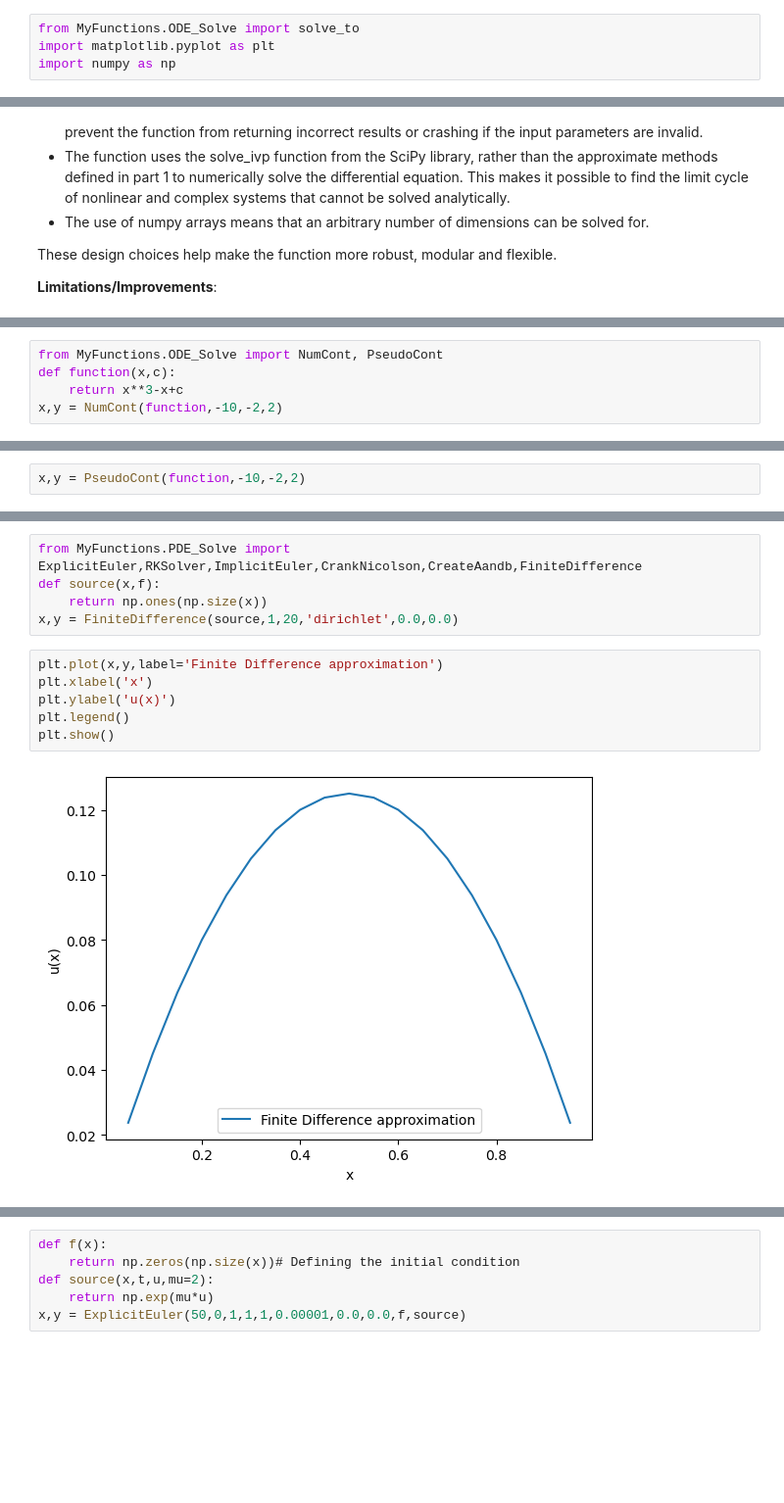
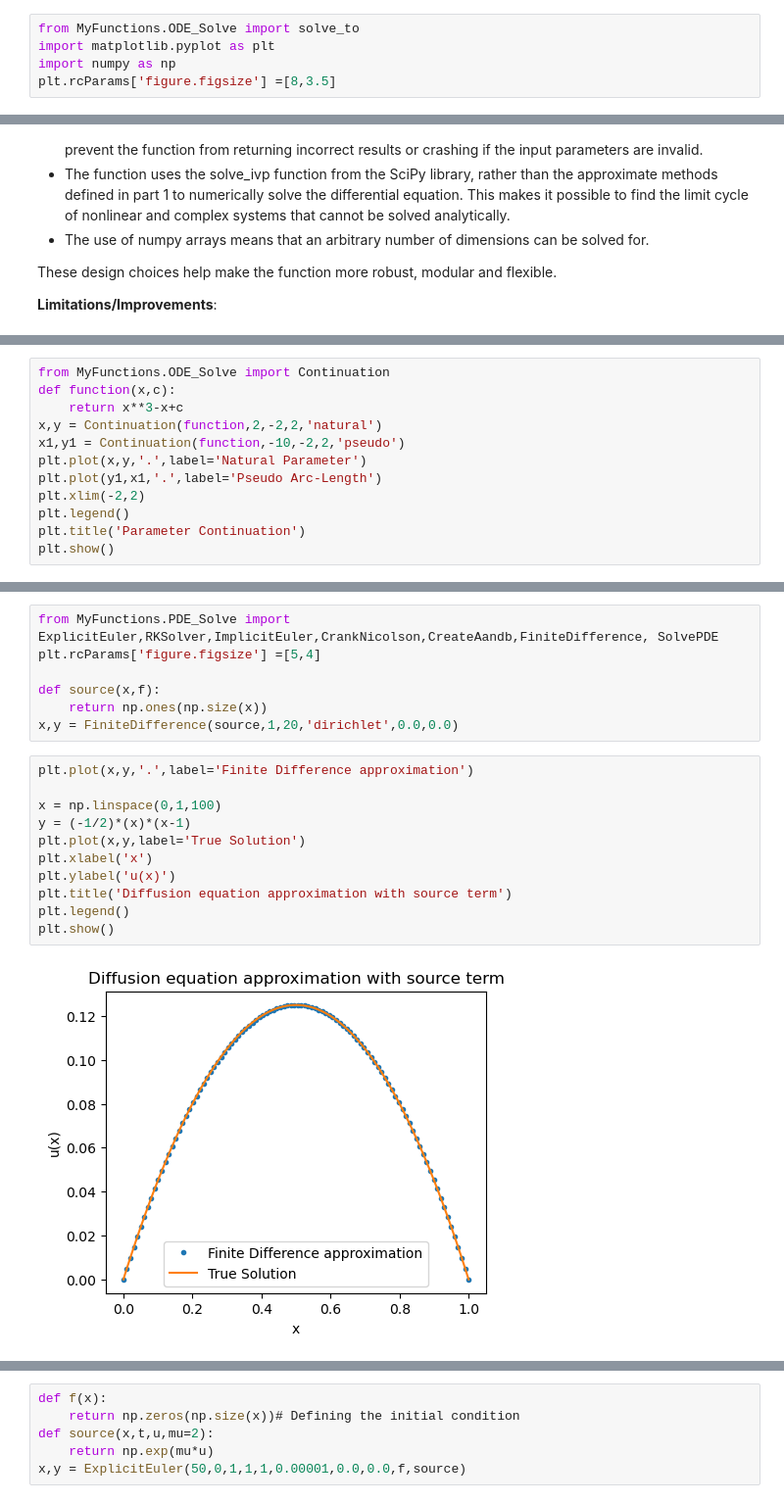
Before and after one commit to HenryHutch2001/EMAT30008, a Jupyter notebook: Report.ipynb, the cells around one changed output, grey strips where cells are left out. Shown at 98% size. Drawn from its saved outputs; the diff is of its cells as text; blank space fills up the shorter version.

```diff
--- a/Report.ipynb
+++ b/Report.ipynb
@@ -4,5 +4,6 @@
 from MyFunctions.ODE_Solve import solve_to
 import matplotlib.pyplot as plt
 import numpy as np
+plt.rcParams['figure.figsize'] =[8,3.5]
 # %% [markdown]
 ### Part 1: Initial Value problems
@@ -161,5 +162,12 @@ These design choices help make the function more robust, modular and flexible.
 # %%
-from MyFunctions.ODE_Solve import NumCont, PseudoCont
+from MyFunctions.ODE_Solve import Continuation
 def function(x,c):
     return x**3-x+c
-x,y = NumCont(function,-10,-2,2)
+x,y = Continuation(function,2,-2,2,'natural')
+x1,y1 = Continuation(function,-10,-2,2,'pseudo')
+plt.plot(x,y,'.',label='Natural Parameter')
+plt.plot(y1,x1,'.',label='Pseudo Arc-Length')
+plt.xlim(-2,2)
+plt.legend()
+plt.title('Parameter Continuation')
+plt.show()
@@ -177,2 +175,0 @@ This function works as it's intended to, by plotting the solution as points rath
-# %%
-x,y = PseudoCont(function,-10,-2,2)
@@ -200,14 +191,21 @@ The examples below demonstrate its capabilities to solve the Diffusion equation
 # %%
-from MyFunctions.PDE_Solve import ExplicitEuler,RKSolver,ImplicitEuler,CrankNicolson,CreateAandb,FiniteDifference
+from MyFunctions.PDE_Solve import ExplicitEuler,RKSolver,ImplicitEuler,CrankNicolson,CreateAandb,FiniteDifference, SolvePDE
+plt.rcParams['figure.figsize'] =[5,4]
+
 def source(x,f):
     return np.ones(np.size(x))
 x,y = FiniteDifference(source,1,20,'dirichlet',0.0,0.0)
 # %%
-plt.plot(x,y,label='Finite Difference approximation')
+plt.plot(x,y,'.',label='Finite Difference approximation')
+
+x = np.linspace(0,1,100)
+y = (-1/2)*(x)*(x-1)
+plt.plot(x,y,label='True Solution')
 plt.xlabel('x')
 plt.ylabel('u(x)')
+plt.title('Diffusion equation approximation with source term')
 plt.legend()
 plt.show()
 # %% [output]
-[figure, old version]
+[figure, new version]
 # %% [markdown]
```
Also changed, not shown: parts of 35 cells of this notebook, 5 other files.
